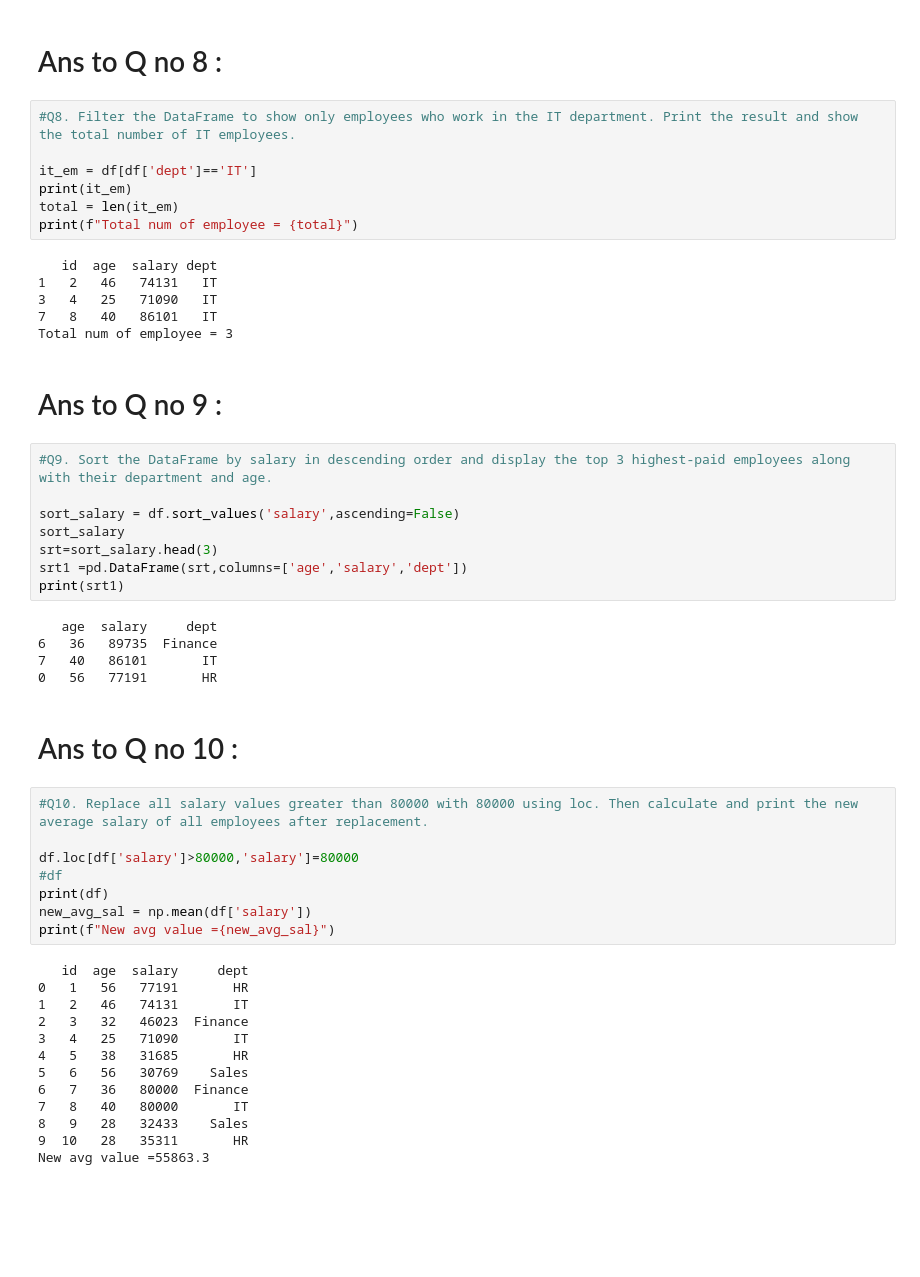
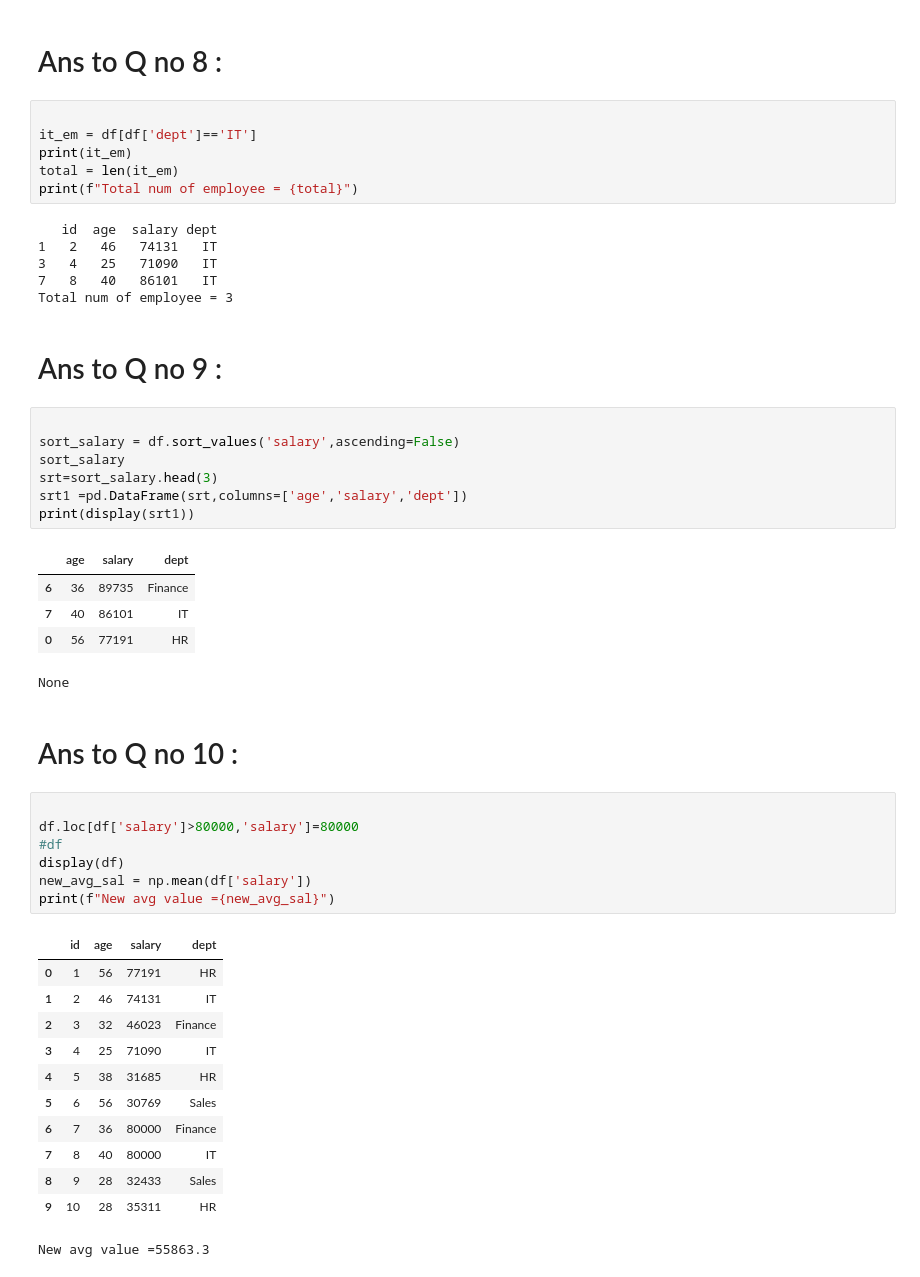
Before and after one commit to sonjoy1s/ML, a Jupyter notebook: MidExam_ML.ipynb, the cells around one changed output. Saved outputs shown, nothing was run; the diff lists cells and outputs as text; blank space fills up the shorter version.

```diff
--- a/MidExam_ML.ipynb
+++ b/MidExam_ML.ipynb
@@ -194,7 +188,6 @@ df_d.tail(3)
 # %% [markdown]
 # Ans to Q no 8 :
 # %%
-#Q8. Filter the DataFrame to show only employees who work in the IT department. Print the result and show the total number of IT employees.
 
 it_em = df[df['dept']=='IT']
 print(it_em)
@@ -209,38 +202,37 @@ Total num of employee = 3
 # %% [markdown]
 # Ans to Q no 9 :
 # %%
-#Q9. Sort the DataFrame by salary in descending order and display the top 3 highest-paid employees along with their department and age.
 
 sort_salary = df.sort_values('salary',ascending=False)
 sort_salary
 srt=sort_salary.head(3)
 srt1 =pd.DataFrame(srt,columns=['age','salary','dept'])
-print(srt1)
+print(display(srt1))
 # %% [output]
+|  | age | salary | dept |
+| 6 | 36 | 89735 | Finance |
+| 7 | 40 | 86101 | IT |
+| 0 | 56 | 77191 | HR |
-   age  salary     dept
-6   36   89735  Finance
-7   40   86101       IT
-0   56   77191       HR
+None
 # %% [markdown]
 # Ans to Q no 10 :
 # %%
-#Q10. Replace all salary values greater than 80000 with 80000 using loc. Then calculate and print the new average salary of all employees after replacement.
 
 df.loc[df['salary']>80000,'salary']=80000
 #df
-print(df)
+display(df)
 new_avg_sal = np.mean(df['salary'])
 print(f"New avg value ={new_avg_sal}")
 # %% [output]
+|  | id | age | salary | dept |
+| 0 | 1 | 56 | 77191 | HR |
+| 1 | 2 | 46 | 74131 | IT |
+| 2 | 3 | 32 | 46023 | Finance |
+| 3 | 4 | 25 | 71090 | IT |
+| 4 | 5 | 38 | 31685 | HR |
+| 5 | 6 | 56 | 30769 | Sales |
+| 6 | 7 | 36 | 80000 | Finance |
+| 7 | 8 | 40 | 80000 | IT |
+| 8 | 9 | 28 | 32433 | Sales |
+| 9 | 10 | 28 | 35311 | HR |
-   id  age  salary     dept
-0   1   56   77191       HR
-1   2   46   74131       IT
-2   3   32   46023  Finance
-3   4   25   71090       IT
-4   5   38   31685       HR
-5   6   56   30769    Sales
-6   7   36   80000  Finance
-7   8   40   80000       IT
-8   9   28   32433    Sales
-9  10   28   35311       HR
 New avg value =55863.3
```
Also changed, not shown: parts of 8 cells of this notebook.
